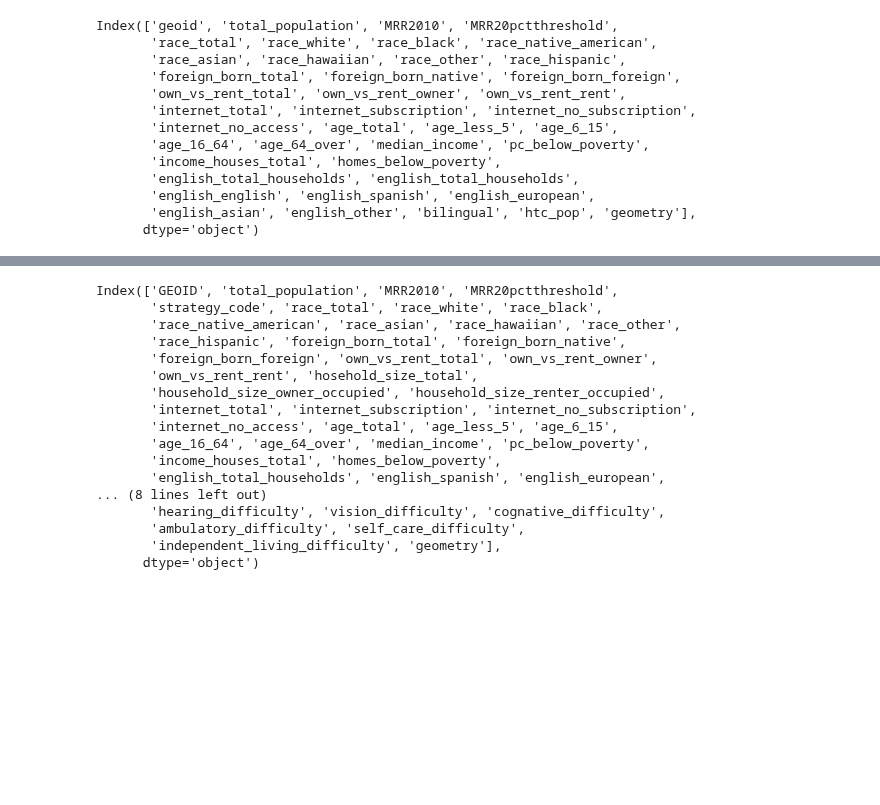
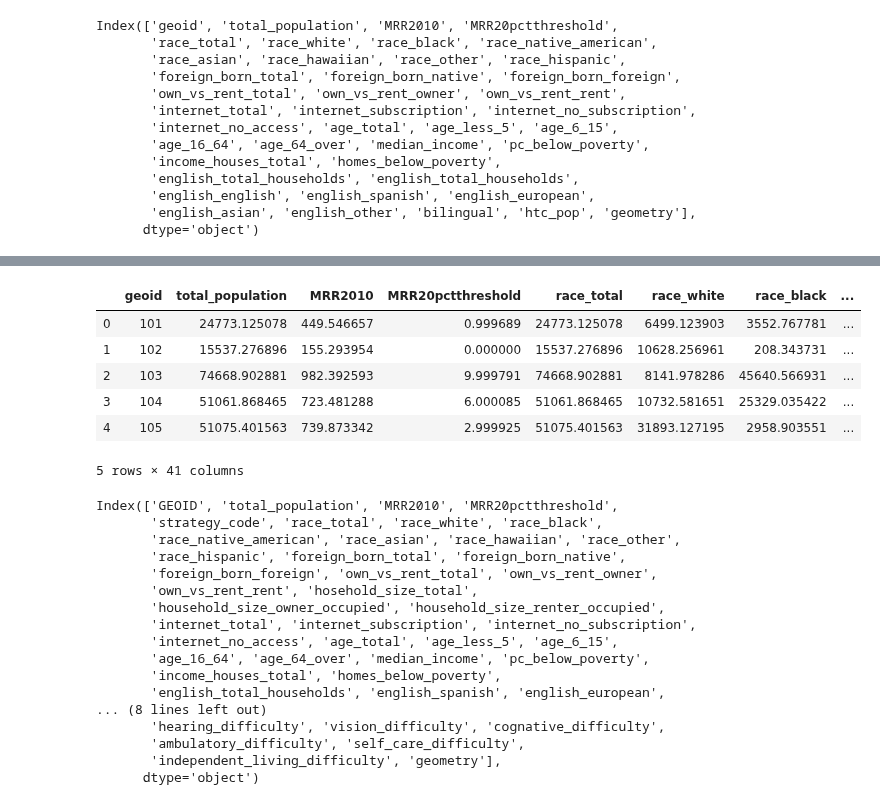
Before and after one commit to stuartlynn/NYCCensusCountMap, a Jupyter notebook: ETL/WrangleData.ipynb, the cells around one changed output, grey strips where cells are left out. Saved outputs shown, nothing was run; the diff lists cells and outputs as text; code cells hidden in the pictures; blank space fills up the shorter version.

```diff
--- a/ETL/WrangleData.ipynb
+++ b/ETL/WrangleData.ipynb
@@ -621,6 +633,16 @@ congress_assembly_district_labels.to_file('../public/boundaries/congress_assembl
 senate_districts_labels.to_file('../public/boundaries/senate_districts_labels.geojson',driver='GeoJSON')
 police_precincts_labels.to_file('../public/boundaries/police_precincts_labels.geojson',driver='GeoJSON')
 noccs_labels.to_file('../public/boundaries/noccs_labels.geojson',driver='GeoJSON')
+# %%
+noccs_with_vars.head()
+# %% [output]
+|  | geoid | total_population | MRR2010 | MRR20pctthreshold | race_total | race_white | race_black | ... |
+| 0 | 101 | 24773.125078 | 449.546657 | 0.999689 | 24773.125078 | 6499.123903 | 3552.767781 | ... |
+| 1 | 102 | 15537.276896 | 155.293954 | 0.000000 | 15537.276896 | 10628.256961 | 208.343731 | ... |
+| 2 | 103 | 74668.902881 | 982.392593 | 9.999791 | 74668.902881 | 8141.978286 | 45640.566931 | ... |
+| 3 | 104 | 51061.868465 | 723.481288 | 6.000085 | 51061.868465 | 10732.581651 | 25329.035422 | ... |
+| 4 | 105 | 51075.401563 | 739.873342 | 2.999925 | 51075.401563 | 31893.127195 | 2958.903551 | ... |
+5 rows × 41 columns
 # %%
 import json
 
```
Also changed, not shown: parts of 4 cells of this notebook, 9 other files.
